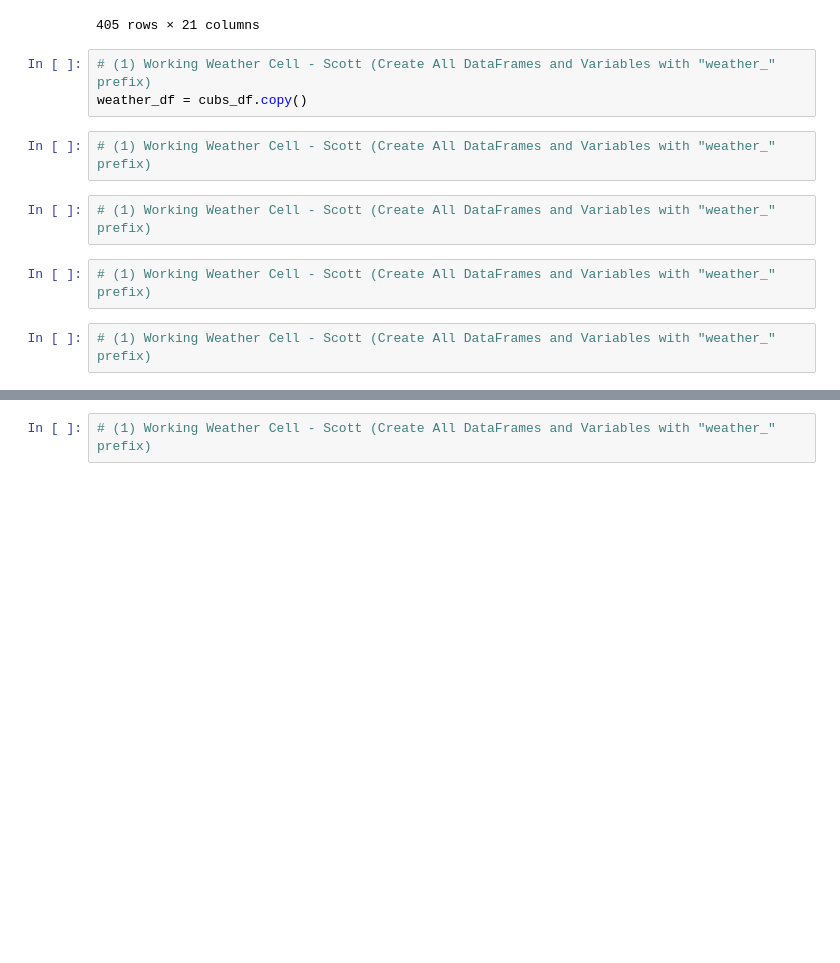
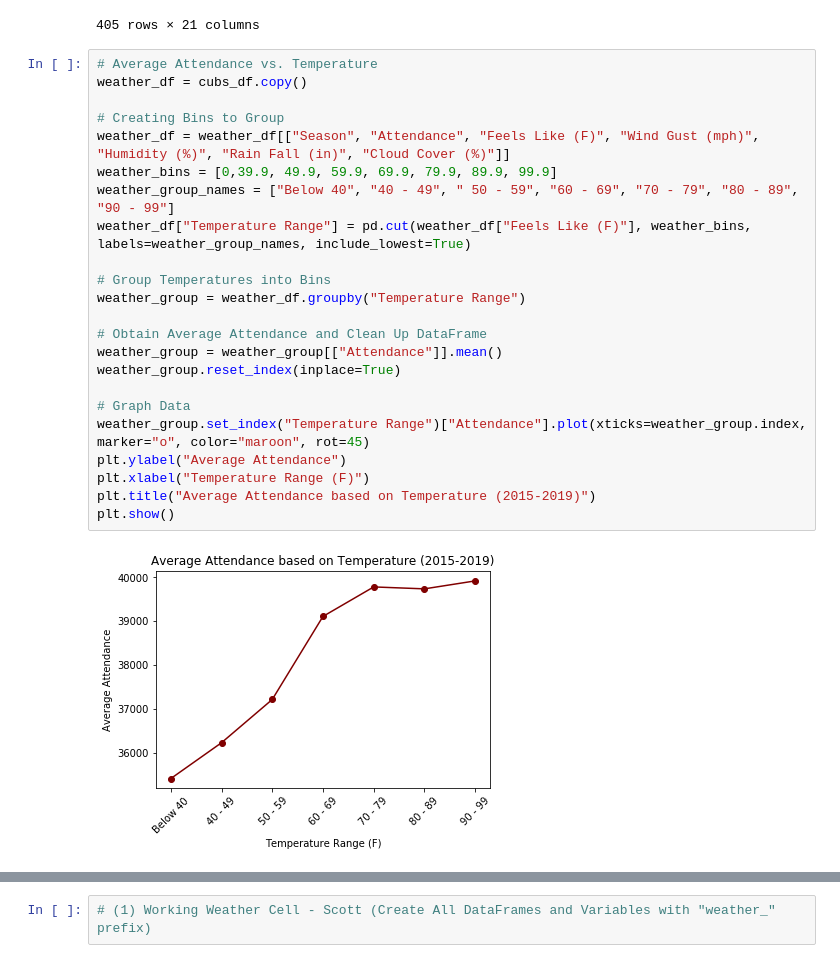
Before and after one commit to s-w-duncan/Project-Awesome-Team-4, a Jupyter notebook: Presentation_Analysis.ipynb, the cells around one changed output, grey strips where cells are left out. Saved outputs shown, nothing was run; the diff lists cells and outputs as text; blank space fills up the shorter version.

Commit message:
Duncan Plots

```diff
--- a/Presentation_Analysis.ipynb
+++ b/Presentation_Analysis.ipynb
@@ -31,14 +31,28 @@ cubs_df
 | 403 | 2019-09-21 | September | Saturday | 2019 | 155 | CHC | STL | L | 82 | 73 | ... |
 | 404 | 2019-09-22 | September | Sunday | 2019 | 156 | CHC | STL | L | 82 | 74 | ... |
 405 rows × 21 columns
-# %%
-# (1) Working Weather Cell - Scott (Create All DataFrames and Variables with "weather_" prefix)
-weather_df = cubs_df.copy()
-# %%
-# (1) Working Weather Cell - Scott (Create All DataFrames and Variables with "weather_" prefix)
-# %%
-# (1) Working Weather Cell - Scott (Create All DataFrames and Variables with "weather_" prefix)
-# %%
-# (1) Working Weather Cell - Scott (Create All DataFrames and Variables with "weather_" prefix)
-# %%
-# (1) Working Weather Cell - Scott (Create All DataFrames and Variables with "weather_" prefix)
+# %%
+# Average Attendance vs. Temperature
+weather_df = cubs_df.copy()
+
+# Creating Bins to Group
+weather_df = weather_df[["Season", "Attendance", "Feels Like (F)", "Wind Gust (mph)", "Humidity (%)", "Rain Fall (in)", "Cloud Cover (%)"]]
+weather_bins = [0,39.9, 49.9, 59.9, 69.9, 79.9, 89.9, 99.9]
+weather_group_names = ["Below 40", "40 - 49", " 50 - 59", "60 - 69", "70 - 79", "80 - 89", "90 - 99"]
+weather_df["Temperature Range"] = pd.cut(weather_df["Feels Like (F)"], weather_bins, labels=weather_group_names, include_lowest=True)
+
+# Group Temperatures into Bins
+weather_group = weather_df.groupby("Temperature Range")
+
+# Obtain Average Attendance and Clean Up DataFrame
+weather_group = weather_group[["Attendance"]].mean()
+weather_group.reset_index(inplace=True)
+
+# Graph Data
+weather_group.set_index("Temperature Range")["Attendance"].plot(xticks=weather_group.index, marker="o", color="maroon", rot=45)
+plt.ylabel("Average Attendance")
+plt.xlabel("Temperature Range (F)")
+plt.title("Average Attendance based on Temperature (2015-2019)")
+plt.show()
+# %% [output]
+[figure, added]
```
Also changed, not shown: parts of 4 cells of this notebook.
